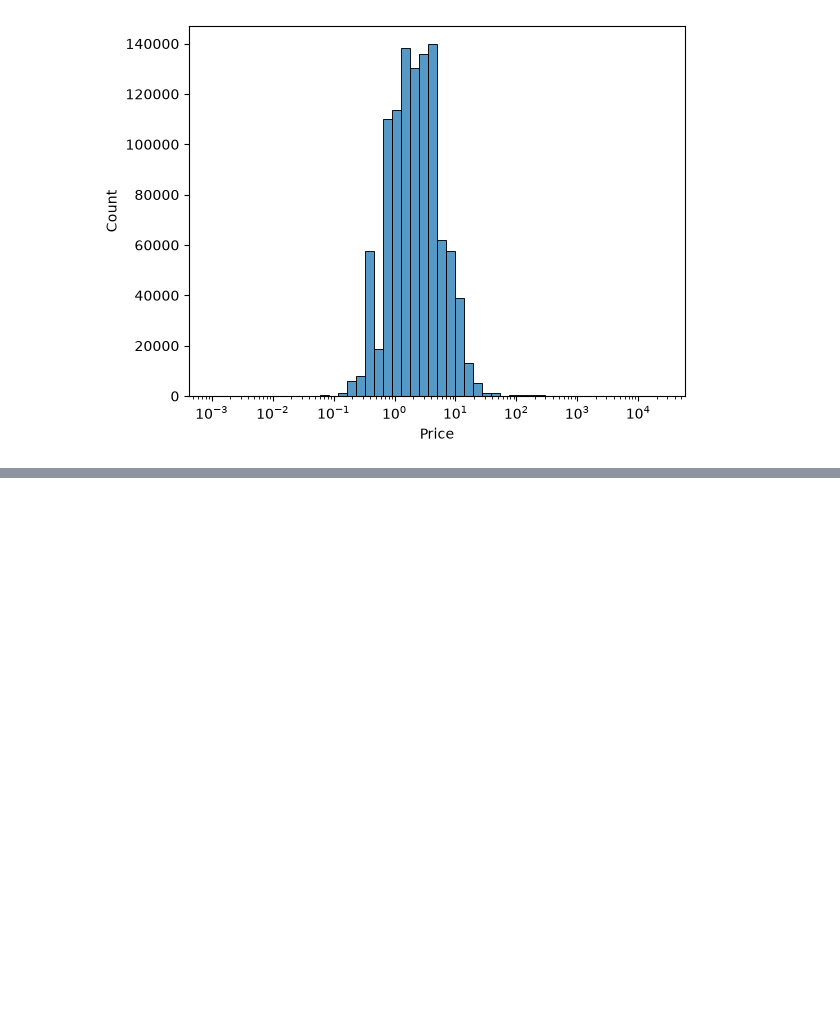
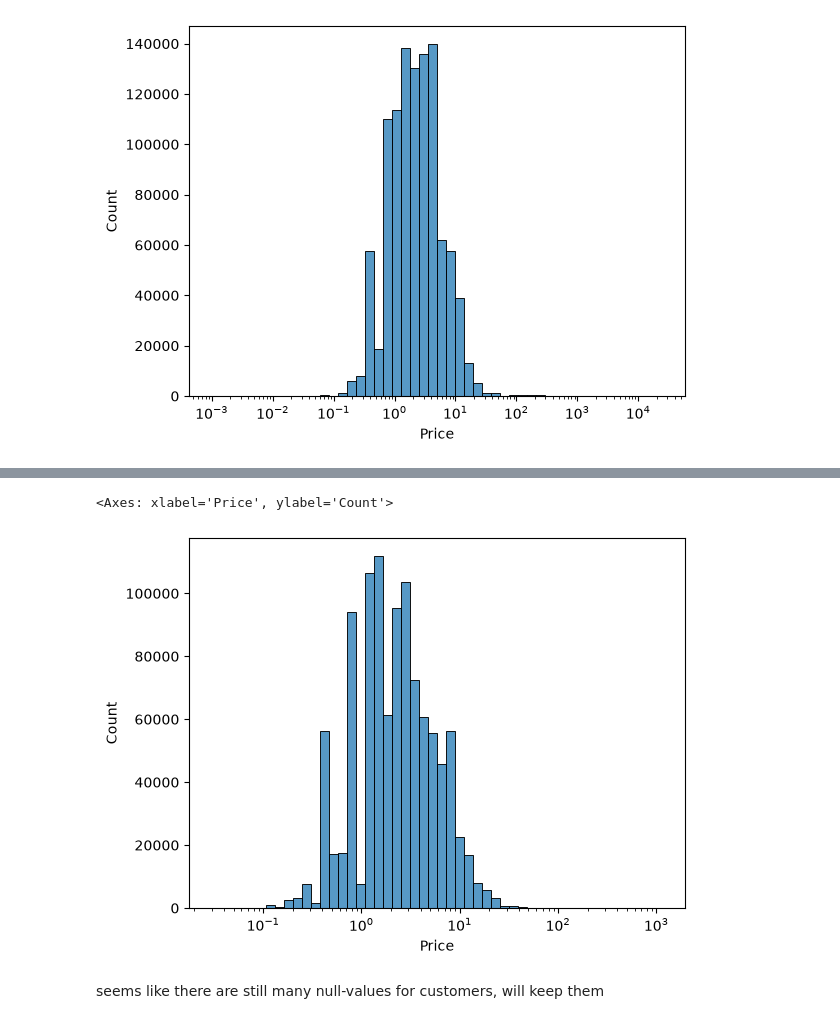
Before and after one commit to ToraBr/Online_retail_2, a Jupyter notebook: notebooks/01_exploring.ipynb, the cells around one changed output, grey strips where cells are left out. Cells and saved outputs as stored; diff of their text form; code cells hidden in the pictures; blank space fills up the shorter version.

```diff
--- a/notebooks/01_exploring.ipynb
+++ b/notebooks/01_exploring.ipynb
@@ -187,0 +486,13 @@ memory usage: 95.4+ MB
+# %%
+codes_to_remove = [
+    "POST", "DOT", "C2",
+    "BANK CHARGES", "AMAZONFEE",
+    "M", "m", "ADJUST", "ADJUST2",
+    "B", "D", "S",
+    "PADS", "TEST001", "TEST002",
+]
+
+code = df["StockCode"].astype(str)
+remove = code.isin(codes_to_remove) | code.str.startswith("gift_")
+
+df = df[~remove]
@@ -187,0 +534,7 @@ memory usage: 95.4+ MB
+# %%
+sns.histplot(df['Price'], log_scale = True, bins = 50)
+# %% [output]
+<Axes: xlabel='Price', ylabel='Count'>
+[figure, added]
+# %% [markdown]
+seems like there are still many null-values for customers, will keep them
```
Also changed, not shown: parts of 33 cells of this notebook.
